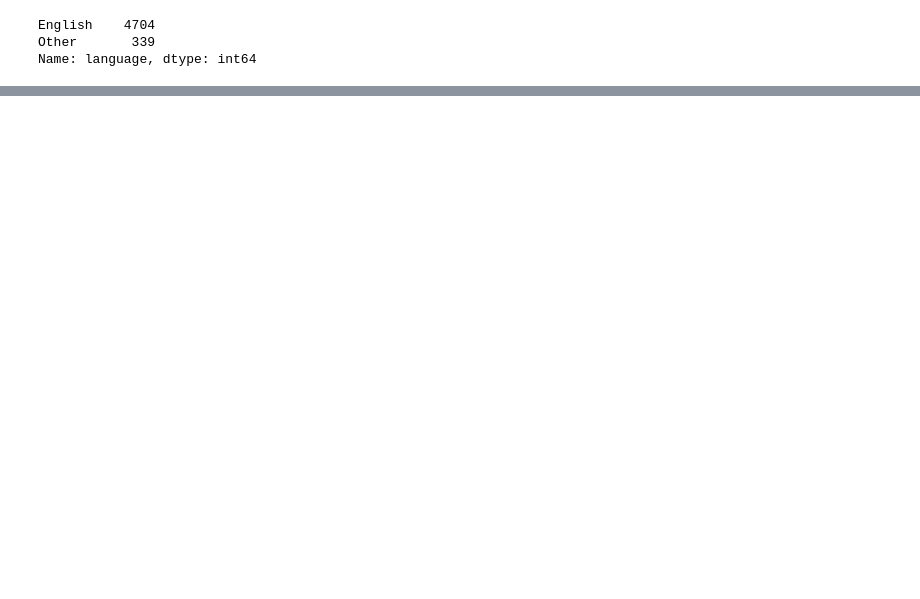
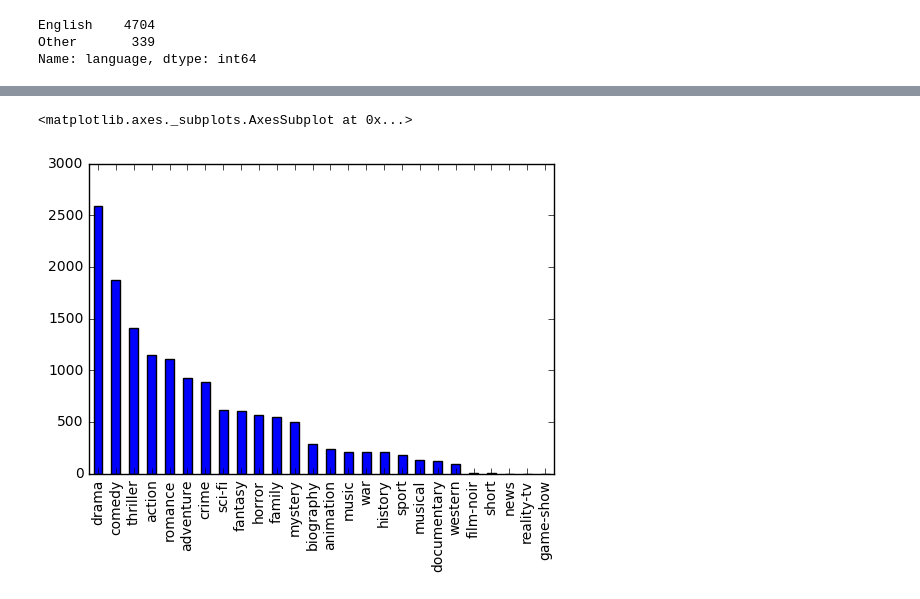
Before and after one commit to anoopctkm/machine-learning, a Jupyter notebook: projects/capstone/notebook.ipynb, the cells around one changed output, grey strips where cells are left out. Cells and saved outputs as stored; diff of their text form; code cells hidden in the pictures; blank space fills up the shorter version.

Commit message:
Add dummy-coded genres

```diff
--- a/projects/capstone/notebook.ipynb
+++ b/projects/capstone/notebook.ipynb
@@ -121,3 +138,8 @@ imdb.language.value_counts()
 English    4704
 Other       339
 Name: language, dtype: int64
+# %%
+# Obtain dummy coded versions of all genres
+dummy_genres = imdb.genres.str.lower().str.get_dummies(sep='|')
+imdb = pd.concat([imdb, dummy_genres ], axis=1, join='inner')
+imdb.head(5)
@@ -123,0 +154,7 @@ Name: language, dtype: int64
+# %%
+# Show counts of different genres
+x = pd.melt(dummy_genres)
+x.variable[x.value == 1].value_counts().plot(kind="bar")
+# %% [output]
+<matplotlib.axes._subplots.AxesSubplot at 0x...>
+[figure, added]
```
Also changed, not shown: parts of 3 cells of this notebook.
